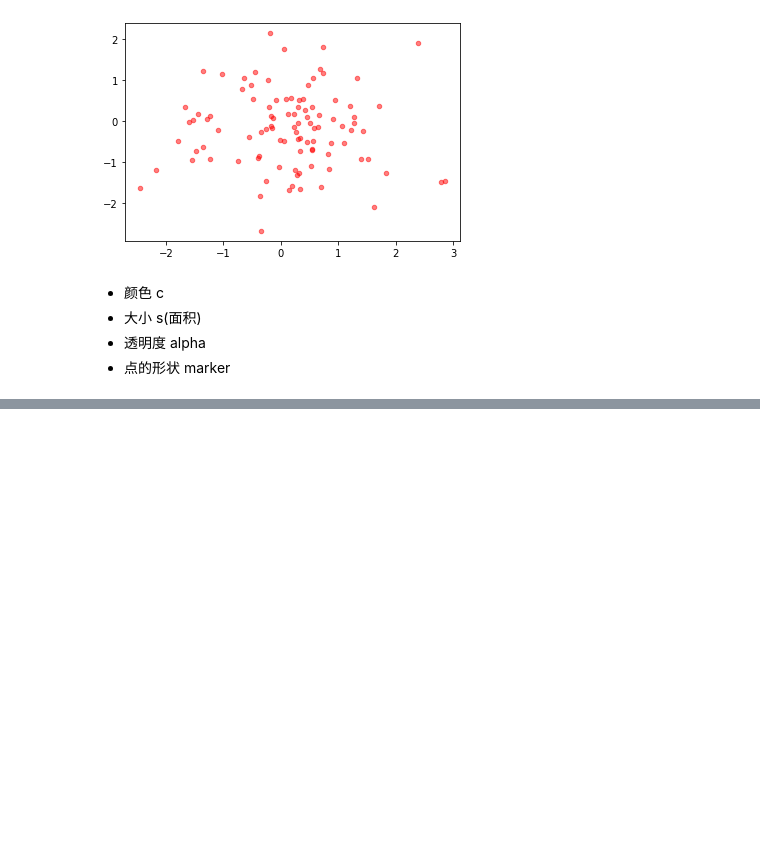
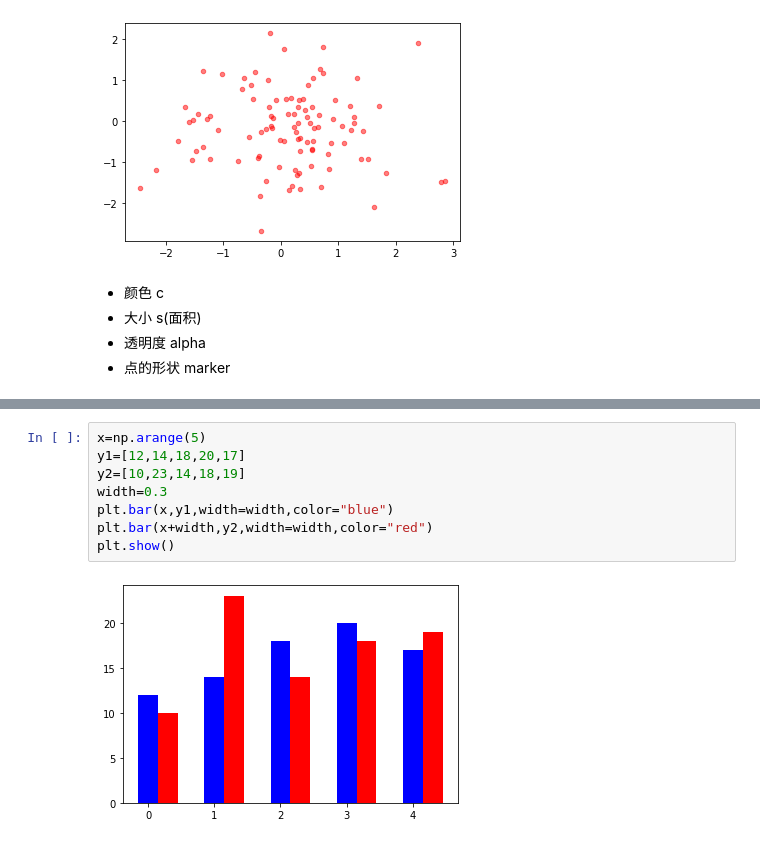
Before and after one commit to fragementaryworld/notes, a Jupyter notebook: matplotlib.ipynb, the cells around one changed output, grey strips where cells are left out. Cells and saved outputs as stored; diff of their text form; blank space fills up the shorter version.

```diff
--- a/matplotlib.ipynb
+++ b/matplotlib.ipynb
@@ -20,0 +59,10 @@ plt.show()
+# %%
+x=np.arange(5)
+y1=[12,14,18,20,17]
+y2=[10,23,14,18,19]
+width=0.3
+plt.bar(x,y1,width=width,color="blue")
+plt.bar(x+width,y2,width=width,color="red")
+plt.show()
+# %% [output]
+[figure, added]
```
Also changed, not shown: parts of 44 cells of this notebook.
